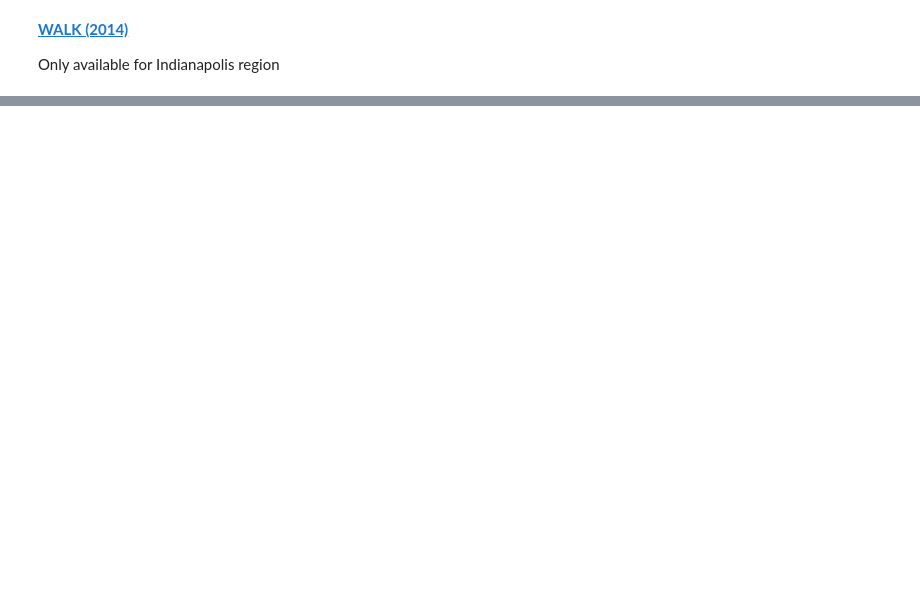
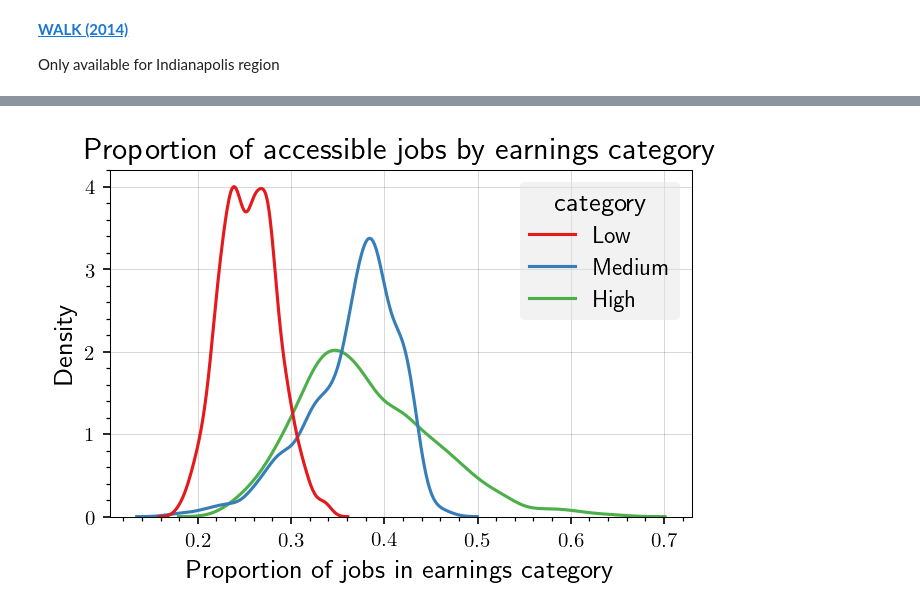
Before and after one commit to rvanxer/spr_4711, a Jupyter notebook: code/AAA.ipynb, the cells around one changed output, grey strips where cells are left out. Saved outputs shown, nothing was run; the diff lists cells and outputs as text; code cells hidden in the pictures; blank space fills up the shorter version.

```diff
--- a/code/AAA.ipynb
+++ b/code/AAA.ipynb
@@ -194,0 +181,7 @@ ej = bound[['geoid', 'scale', 'name', 'geometry']].merge(ej, on='geoid').disp(3)
+# %%
+df = aaa.query("scale=='TRACT' & mode=='TRANSIT' & max_tt=='60' & is_rac")
+df = df[df['category'].str.startswith('EARNINGS')]
+df = df.merge(df.groupby('geoid')['njobs'].sum().rename('tot_jobs'), on='geoid')
+df['ratio'] = df.njobs / df.tot_jobs
+df.category = df.category.str.replace('EARNINGS_', '').str.title()
+df = tract.merge(df, on='geoid')[['category', 'njobs', 'ratio', 'geometry']].disp()
@@ -194,0 +193,7 @@ ej = bound[['geoid', 'scale', 'name', 'geometry']].merge(ej, on='geoid').disp(3)
+# %%
+ax = U.plot(size=(5, 3))
+sns.kdeplot(df, ax=ax, x='ratio', hue='category', palette='Set1')
+ax = U.plot(ax, xlab='Proportion of jobs in earnings category', ylab='Density',
+            title='Proportion of accessible jobs by earnings category')
+# %% [output]
+[figure, added]
```
Also changed, not shown: parts of 34 cells of this notebook, 10 other files.
